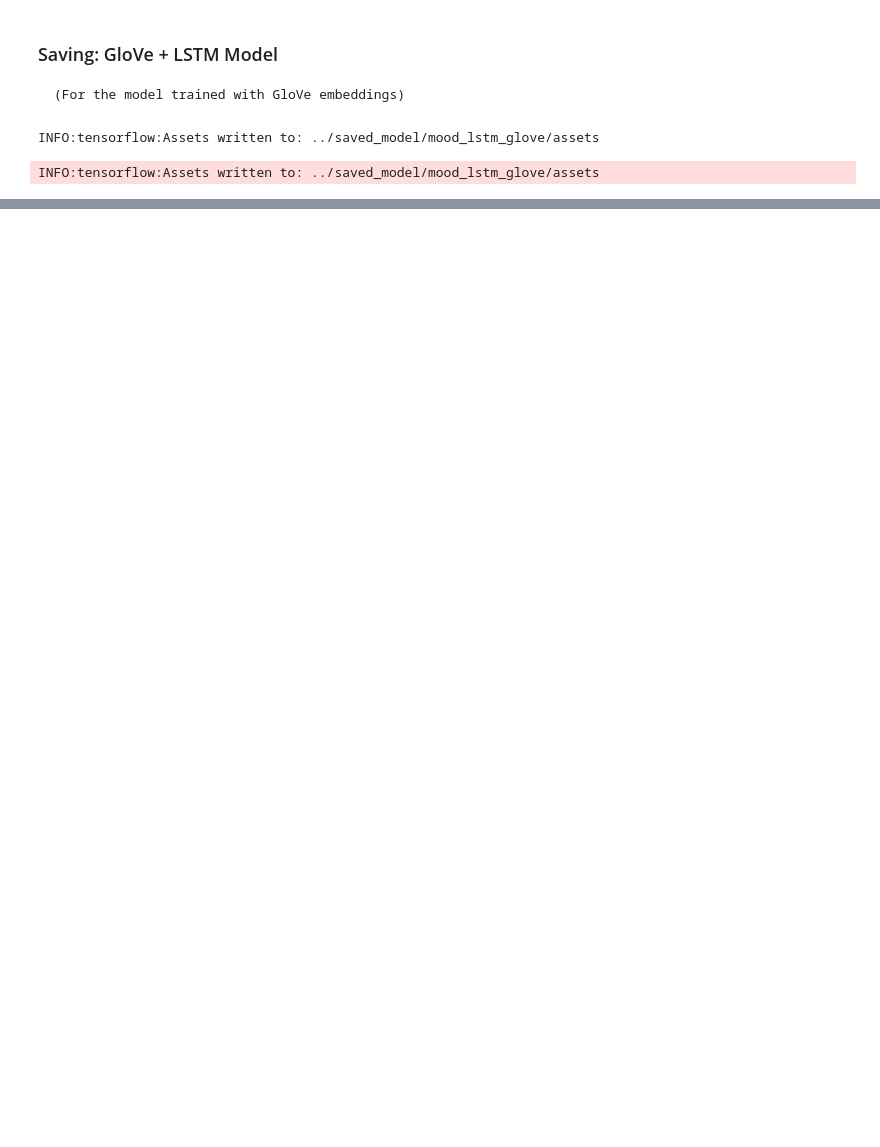
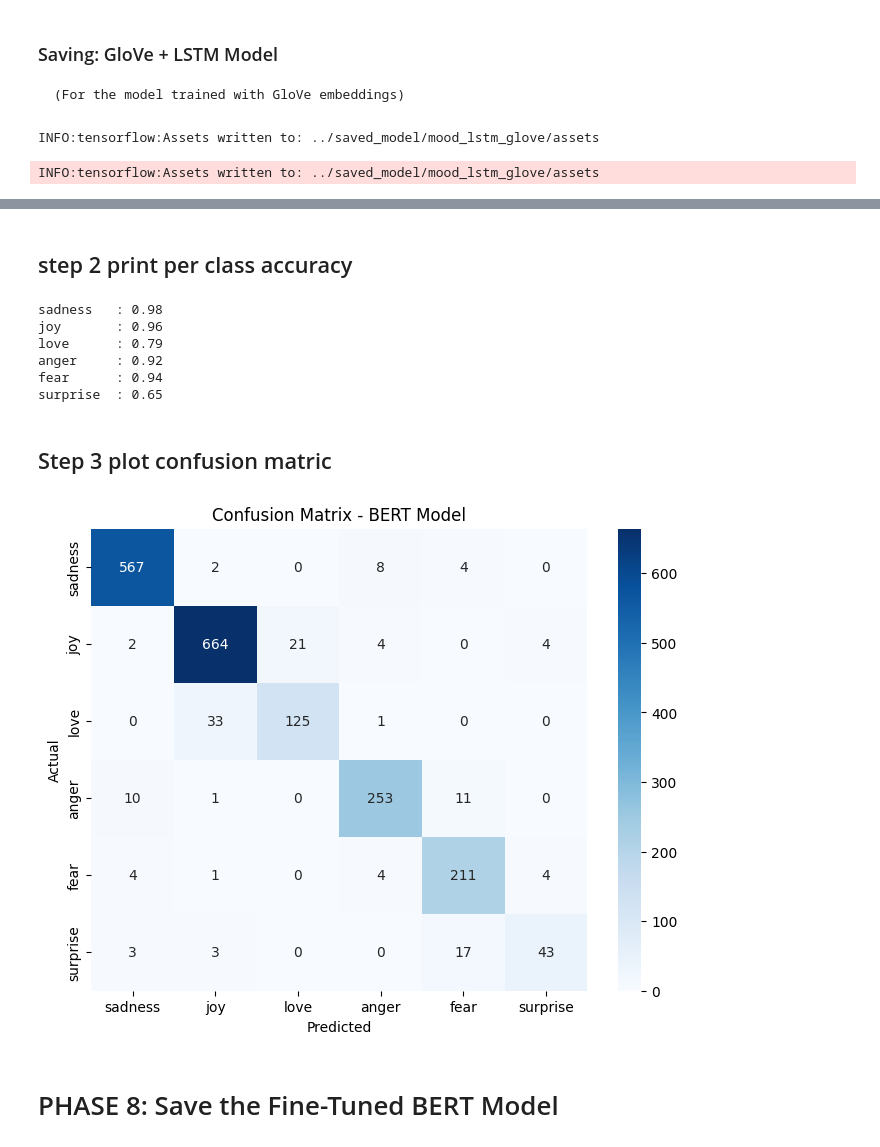
Before and after one commit to maheshh-v/MoodSense-AI, a Jupyter notebook: notebooks/mood_music.ipynb, the cells around one changed output, grey strips where cells are left out. Drawn from its saved outputs; the diff is of its cells as text; code cells hidden in the pictures; blank space fills up the shorter version.

Commit message:
Upgrade: Integrated BERT Emotion Detection with dynamic Spotify music recommendation

```diff
--- a/notebooks/mood_music.ipynb
+++ b/notebooks/mood_music.ipynb
@@ -632,0 +797,7 @@ with open("../saved_model/mood_lstm_glove/label_map_glove.pkl", "wb") as f:
+# %%
+def compute_metrics(pred):
+    labels = pred.label_ids
+    preds = np.argmax(pred.predictions, axis=1)
+    acc = accuracy_score(labels, preds)
+    f1 = f1_score(labels, preds, average="weighted")
+    return {"accuracy": acc, "f1": f1}
@@ -632,0 +847,2 @@ with open("../saved_model/mood_lstm_glove/label_map_glove.pkl", "wb") as f:
+# %%
+trainer.train()
@@ -632,0 +862,10 @@ with open("../saved_model/mood_lstm_glove/label_map_glove.pkl", "wb") as f:
+# %%
+from sklearn.metrics import classification_report, confusion_matrix
+import numpy as np
+
+# Get predictions
+predictions = trainer.predict(tokenized_datasets["test"])
+
+# Convert logits to predicted class labels
+y_pred = np.argmax(predictions.predictions, axis=1)
+y_true = predictions.label_ids
@@ -632,0 +874,37 @@ with open("../saved_model/mood_lstm_glove/label_map_glove.pkl", "wb") as f:
+# %% [markdown]
+## step 2 print per class accuracy
+# %%
+from sklearn.metrics import accuracy_score
+
+
+label_names = ds['train'].features['label'].names
+
+# Per-class accuracy
+for i, label in enumerate(label_names):
+    idxs = np.where(y_true == i)
+    acc = accuracy_score(y_true[idxs], y_pred[idxs])
+    print(f"{label:<10}: {acc:.2f}")
+# %% [output]
+sadness   : 0.98
+joy       : 0.96
+love      : 0.79
+anger     : 0.92
+fear      : 0.94
+surprise  : 0.65
+# %% [markdown]
+## Step 3 plot confusion matric
+# %%
+import matplotlib.pyplot as plt
+import seaborn as sns
+
+cm = confusion_matrix(y_true, y_pred)
+plt.figure(figsize=(8,6))
+sns.heatmap(cm, annot=True, fmt="d", xticklabels=label_names, yticklabels=label_names, cmap="Blues")
+plt.xlabel("Predicted")
+plt.ylabel("Actual")
+plt.title("Confusion Matrix - BERT Model")
+plt.show()
+# %% [output]
+[figure, added]
+# %% [markdown]
+# PHASE 8: Save the Fine-Tuned BERT Model
```
Also changed, not shown: parts of 72 cells of this notebook, 11 other files.
